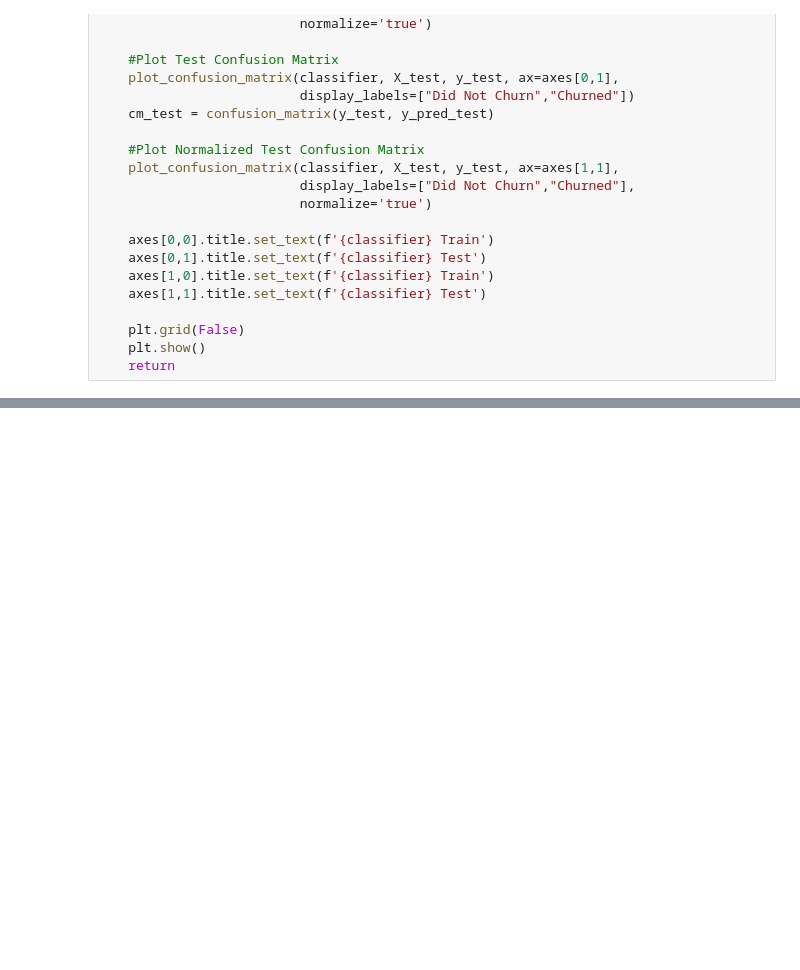
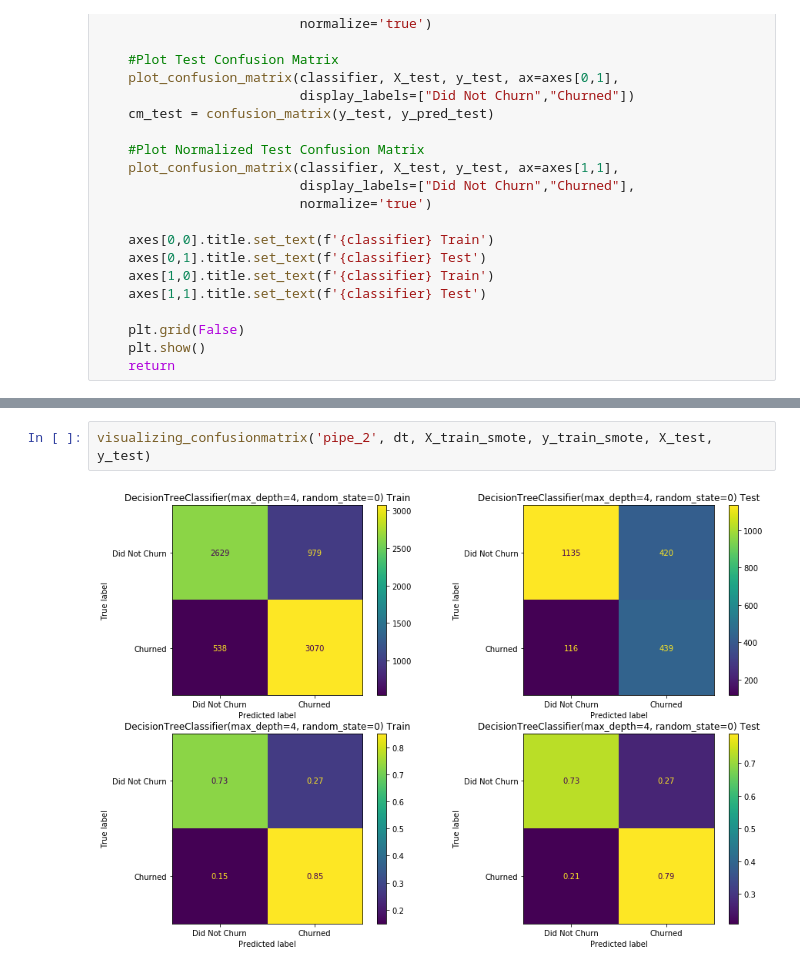
Before and after one commit to mattielips/customer-retention-modeling, a Jupyter notebook: Modeling.ipynb, the cells around one changed output, grey strips where cells are left out. Drawn from its saved outputs; the diff is of its cells as text; blank space fills up the shorter version.

```diff
--- a/Modeling.ipynb
+++ b/Modeling.ipynb
@@ -239,0 +293,4 @@ create_decisiontree('pipe_1', DecisionTreeClassifier(random_state=0, max_depth=4
+# %%
+visualizing_confusionmatrix('pipe_2', dt, X_train_smote, y_train_smote, X_test, y_test)
+# %% [output]
+[figure, added]
```
Also changed, not shown: parts of 42 cells of this notebook.
